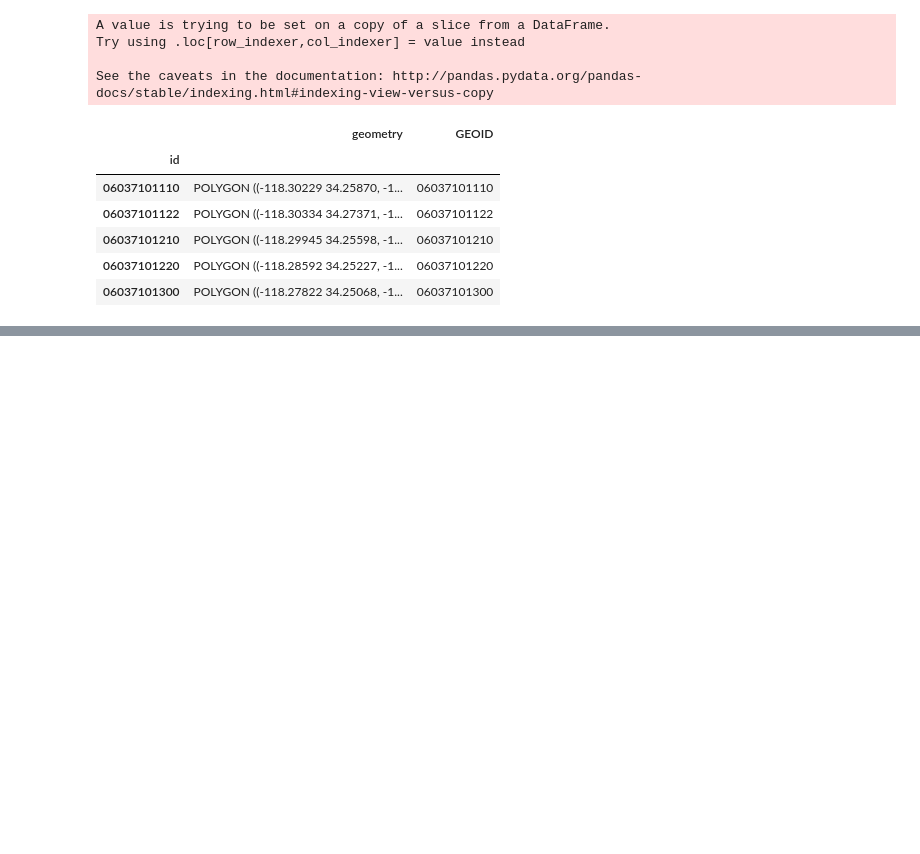
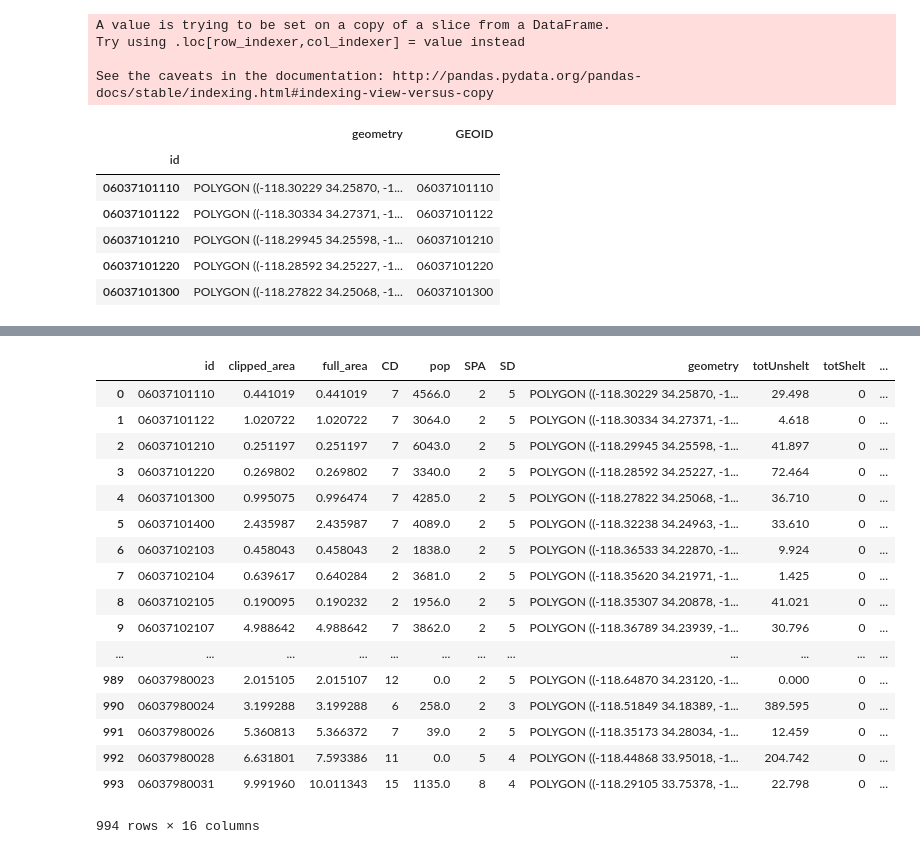
Before and after one commit to CityOfLosAngeles/public-health-prototype, a Jupyter notebook: notebooks/map-homelessness.ipynb, the cells around one changed output, grey strips where cells are left out. Drawn from its saved outputs; the diff is of its cells as text; code cells hidden in the pictures; blank space fills up the shorter version.

```diff
--- a/notebooks/map-homelessness.ipynb
+++ b/notebooks/map-homelessness.ipynb
@@ -99,0 +154,2 @@ Map(basemap={'url': 'https://{s}.tile.openstreetmap.org/{z}/{x}/{y}.png', 'max_z
+# %%
+pivot1['ratio'] = pivot1.apply(lambda row: row.totUnshelt / row.homeless if row.homeless > 0 else np.nan, axis = 1)
@@ -99,0 +168,21 @@ Map(basemap={'url': 'https://{s}.tile.openstreetmap.org/{z}/{x}/{y}.png', 'max_z
+# %%
+pivot1
+# %% [output]
+|  | id | clipped_area | full_area | CD | pop | SPA | SD | geometry | totUnshelt | totShelt | ... |
+| 0 | 06037101110 | 0.441019 | 0.441019 | 7 | 4566.0 | 2 | 5 | POLYGON ((-118.30229 34.25870, -1... | 29.498 | 0 | ... |
+| 1 | 06037101122 | 1.020722 | 1.020722 | 7 | 3064.0 | 2 | 5 | POLYGON ((-118.30334 34.27371, -1... | 4.618 | 0 | ... |
+| 2 | 06037101210 | 0.251197 | 0.251197 | 7 | 6043.0 | 2 | 5 | POLYGON ((-118.29945 34.25598, -1... | 41.897 | 0 | ... |
+| 3 | 06037101220 | 0.269802 | 0.269802 | 7 | 3340.0 | 2 | 5 | POLYGON ((-118.28592 34.25227, -1... | 72.464 | 0 | ... |
+| 4 | 06037101300 | 0.995075 | 0.996474 | 7 | 4285.0 | 2 | 5 | POLYGON ((-118.27822 34.25068, -1... | 36.710 | 0 | ... |
+| 5 | 06037101400 | 2.435987 | 2.435987 | 7 | 4089.0 | 2 | 5 | POLYGON ((-118.32238 34.24963, -1... | 33.610 | 0 | ... |
+| 6 | 06037102103 | 0.458043 | 0.458043 | 2 | 1838.0 | 2 | 5 | POLYGON ((-118.36533 34.22870, -1... | 9.924 | 0 | ... |
+| 7 | 06037102104 | 0.639617 | 0.640284 | 2 | 3681.0 | 2 | 5 | POLYGON ((-118.35620 34.21971, -1... | 1.425 | 0 | ... |
+| 8 | 06037102105 | 0.190095 | 0.190232 | 2 | 1956.0 | 2 | 5 | POLYGON ((-118.35307 34.20878, -1... | 41.021 | 0 | ... |
+| 9 | 06037102107 | 4.988642 | 4.988642 | 7 | 3862.0 | 2 | 5 | POLYGON ((-118.36789 34.23939, -1... | 30.796 | 0 | ... |
+| ... | ... | ... | ... | ... | ... | ... | ... | ... | ... | ... | ... |
+| 989 | 06037980023 | 2.015105 | 2.015107 | 12 | 0.0 | 2 | 5 | POLYGON ((-118.64870 34.23120, -1... | 0.000 | 0 | ... |
+| 990 | 06037980024 | 3.199288 | 3.199288 | 6 | 258.0 | 2 | 3 | POLYGON ((-118.51849 34.18389, -1... | 389.595 | 0 | ... |
+| 991 | 06037980026 | 5.360813 | 5.366372 | 7 | 39.0 | 2 | 5 | POLYGON ((-118.35173 34.28034, -1... | 12.459 | 0 | ... |
+| 992 | 06037980028 | 6.631801 | 7.593386 | 11 | 0.0 | 5 | 4 | POLYGON ((-118.44868 33.95018, -1... | 204.742 | 0 | ... |
+| 993 | 06037980031 | 9.991960 | 10.011343 | 15 | 1135.0 | 8 | 4 | POLYGON ((-118.29105 33.75378, -1... | 22.798 | 0 | ... |
+994 rows × 16 columns
```
Also changed, not shown: parts of 8 cells of this notebook.
